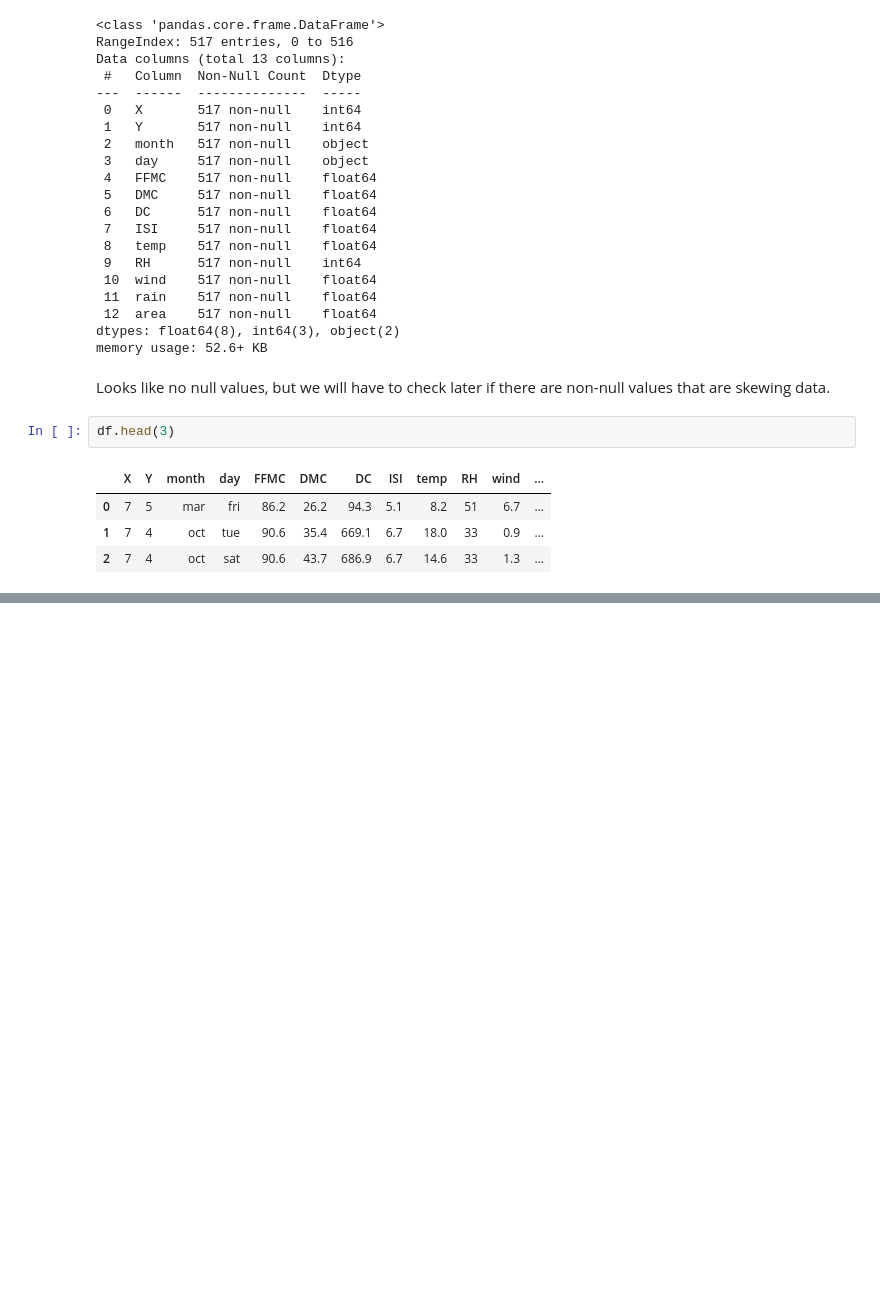
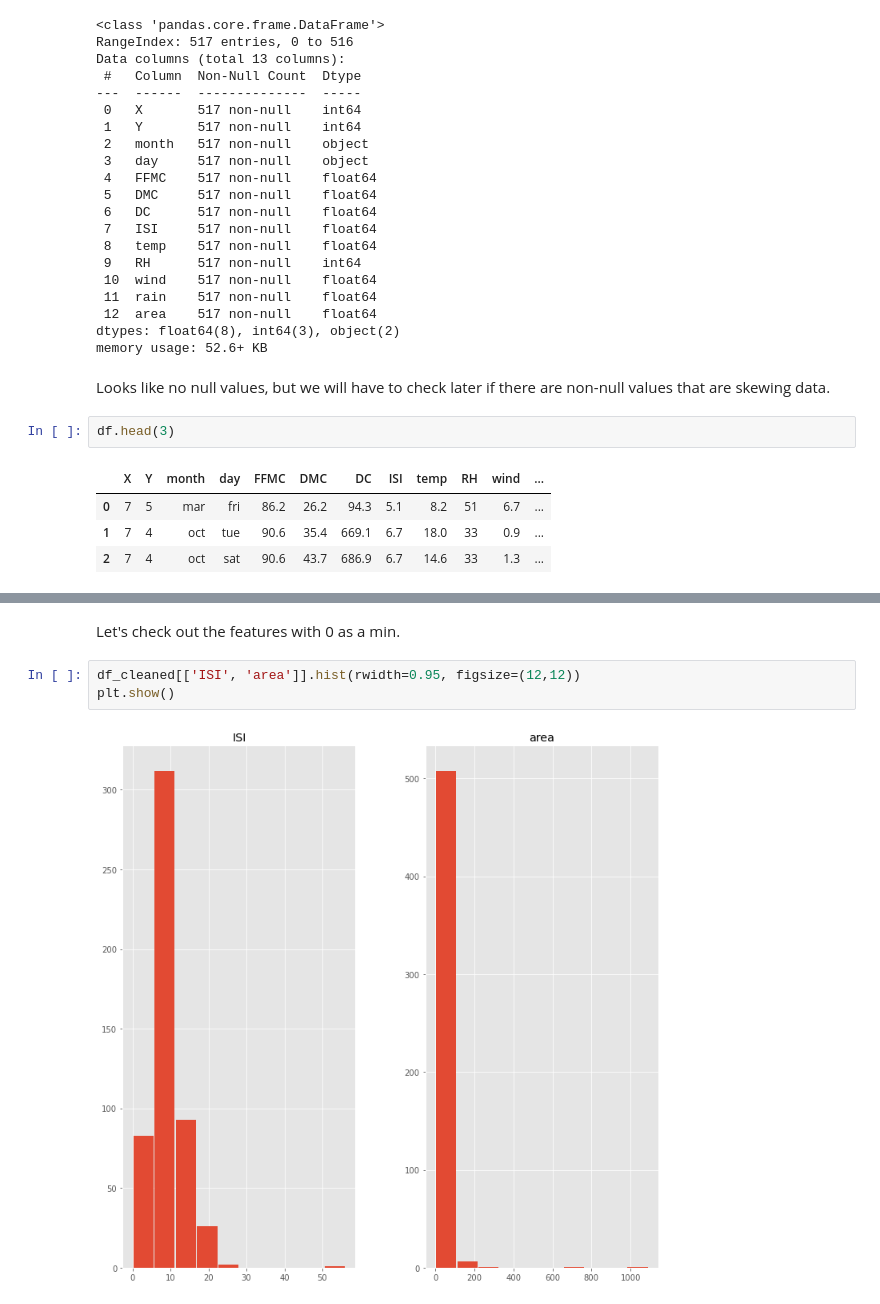
Before and after one commit to dmm4613/forest-fires-eda, a Jupyter notebook: forest-fire-eda.ipynb, the cells around one changed output, grey strips where cells are left out. Drawn from its saved outputs; the diff is of its cells as text; blank space fills up the shorter version.

```diff
--- a/forest-fire-eda.ipynb
+++ b/forest-fire-eda.ipynb
@@ -72,0 +107,7 @@ df.describe()
+# %% [markdown]
+Let's check out the features with 0 as a min.
+# %%
+df_cleaned[['ISI', 'area']].hist(rwidth=0.95, figsize=(12,12))
+plt.show()
+# %% [output]
+[figure, added]
```
Also changed, not shown: parts of 26 cells of this notebook.
